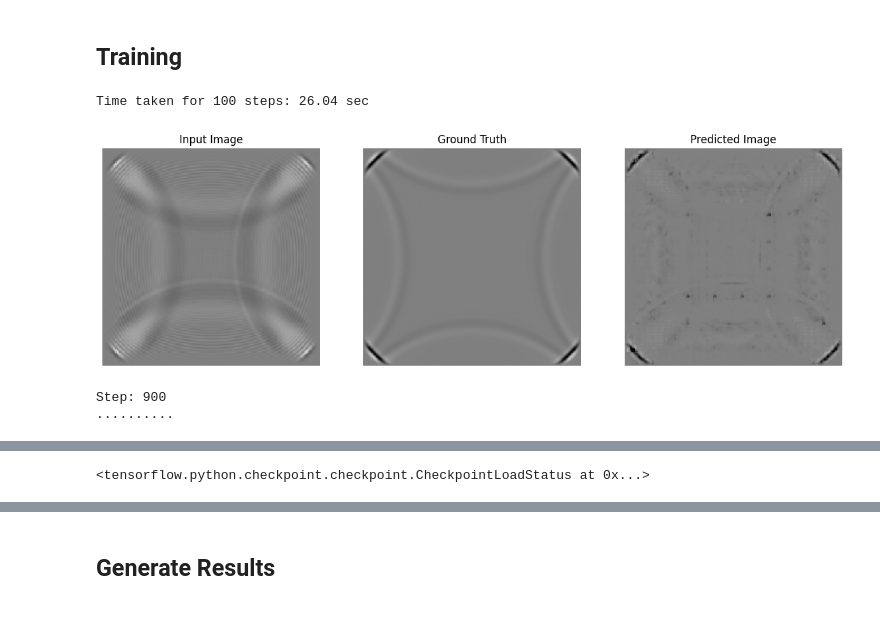
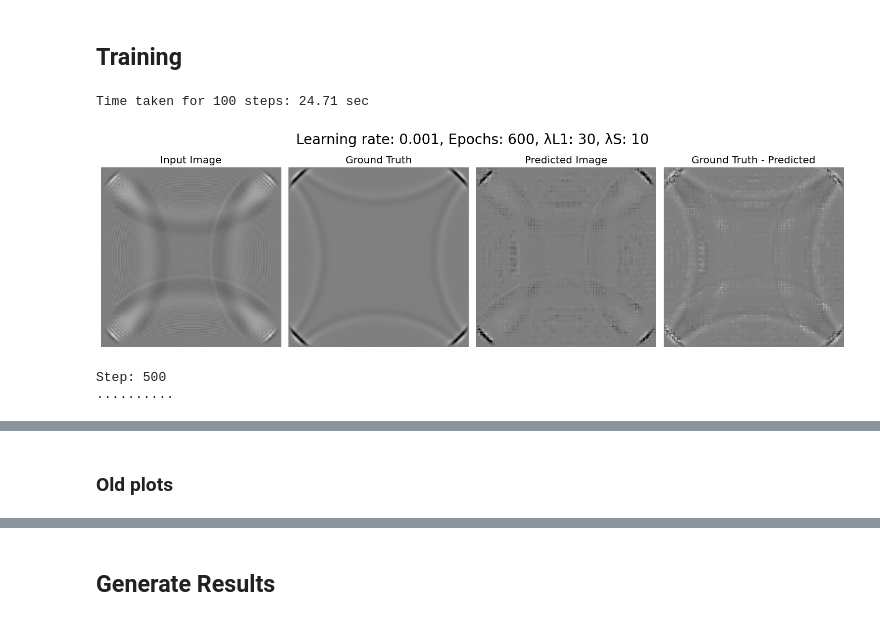
Before and after one commit to antoniomedeiros1/acwv-postprocessing, a Jupyter notebook: notebooks/main.ipynb, the cells around one changed output, grey strips where cells are left out. Cells and saved outputs as stored; diff of their text form; code cells hidden in the pictures.

```diff
--- a/notebooks/main.ipynb
+++ b/notebooks/main.ipynb
@@ -246,24 +248,11 @@ LAMBDA_S = 8
 # %%
 loss_object = tf.keras.losses.BinaryCrossentropy(from_logits=True)
 # %%
-# def generator_loss(disc_generated_output, gen_output, target):
-#   gan_loss = loss_object(tf.ones_like(disc_generated_output), disc_generated_output)
-
-#   # Mean absolute error
-#   l1_loss = tf.reduce_mean(tf.abs(target - gen_output))
-
-#   total_gen_loss = gan_loss + (LAMBDA * l1_loss)
-
-#   return total_gen_loss, gan_loss, l1_loss
-
 def sobel_operator(image_tensor):
     """Applies the Sobel operator to an image tensor."""
-    sobel_x = tf.constant([[-1., 0., 1.], [-2., 0., 2.], [-1., 0., 1.]], dtype=tf.float32)/10.0
-    sobel_y = tf.constant([[1., 2., 1.], [0., 0., 0.], [-1., -2., -1.]], dtype=tf.float32)/10.0
-    # sobel_y = tf.constant([[-1., -2., -1.], [0., 0., 0.], [1., 2., 1.]], dtype=tf.float32)
 
-    # sobel_x = tf.constant([[-1, 0, 1], [-2, 0, 2], [-1, 0, 1]], dtype=tf.float32)/8.0
-    # sobel_y = tf.constant([[-1,-2,-1], [0, 0, 0], [1, 2, 1]], dtype=tf.float32)/8.0
+    sobel_x = tf.constant([[-1, 0, 1], [-2, 0, 2], [-1, 0, 1]], dtype=tf.float32)
+    sobel_y = tf.constant([[-1,-2,-1], [0, 0, 0], [1, 2, 1]], dtype=tf.float32)
 
     # Reshape kernels for conv2d
     sobel_x = tf.reshape(sobel_x, [3, 3, 1, 1])
@@ -274,7 +263,7 @@ def sobel_operator(image_tensor):
     grad_y = tf.nn.conv2d(image_tensor, sobel_y, strides=[1, 1, 1, 1], padding='SAME')
 
     # Calculate gradient magnitude
-    gradient_magnitude = tf.sqrt(tf.square(grad_x) + tf.square(grad_y))
+    gradient_magnitude = tf.sqrt(tf.square(grad_x) + tf.square(grad_y)) + 1e-5
 
     return gradient_magnitude
 
@@ -293,7 +282,7 @@ def generator_loss(disc_generated_output, gen_output, target):
 
   total_gen_loss = gan_loss + (LAMBDA_L1 * l1_loss) + (LAMBDA_S * sobel_l1_loss)
 
-  return total_gen_loss, gan_loss, l1_loss
+  return total_gen_loss, gan_loss, l1_loss, sobel_l1_loss
 # %%
 def Discriminator():
   initializer = tf.random_normal_initializer(0., 0.02)
@@ -344,8 +333,8 @@ def discriminator_loss(disc_real_output, disc_generated_output):
 
   return total_disc_loss
 # %%
-generator_optimizer = tf.keras.optimizers.Adam(learning_rate=0.001, beta_1=0.5)
-discriminator_optimizer = tf.keras.optimizers.Adam(learning_rate=0.001, beta_1=0.5)
+generator_optimizer = tf.keras.optimizers.Adam(learning_rate=LEARNING_RATE, beta_1=0.5)
+discriminator_optimizer = tf.keras.optimizers.Adam(learning_rate=LEARNING_RATE, beta_1=0.5)
 # %%
 checkpoint_dir = '../training_checkpoints'
 checkpoint_prefix = os.path.join(checkpoint_dir, "ckpt")
@@ -356,17 +345,24 @@ checkpoint = tf.train.Checkpoint(generator_optimizer=generator_optimizer,
 # %%
 def generate_images(model, test_input, tar):
   prediction = model(test_input, training=True)
+
   plt.figure(figsize=(15, 15))
 
-  display_list = [test_input[0], tar[0], prediction[0]]
-  title = ['Input Image', 'Ground Truth', 'Predicted Image']
+#   diff = tar[0] - test_input[0]
+  diff = tar[0] - prediction[0]
 
-  for i in range(3):
-    plt.subplot(1, 3, i+1)
+  display_list = [test_input[0], tar[0], prediction[0], diff]
+  title = ['Input Image', 'Ground Truth', 'Predicted Image', 'Ground Truth - Predicted']
+
+  for i in range(4):
+    plt.subplot(1, 4, i+1)
     plt.title(title[i])
     # Getting the pixel values in the [0, 1] range to plot.
     plt.imshow(display_list[i], vmin=-.5, vmax=.5, cmap='grey')
     plt.axis('off')
+
+  plt.suptitle(f"Learning rate: {LEARNING_RATE}, Epochs: {EPOCHS}, λL1: {LAMBDA_L1}, λS: {LAMBDA_S}", fontsize=20, y=0.65)
+  plt.tight_layout()
   plt.show()
 # %% [markdown]
 ## Training
@@ -384,7 +380,7 @@ def train_step(input_image, target, step):
     disc_real_output = discriminator([input_image, target], training=True)
     disc_generated_output = discriminator([input_image, gen_output], training=True)
 
-    gen_total_loss, gen_gan_loss, gen_l1_loss = generator_loss(disc_generated_output, gen_output, target)
+    gen_total_loss, gen_gan_loss, gen_l1_loss, sobel_l1_loss = generator_loss(disc_generated_output, gen_output, target)
     disc_loss = discriminator_loss(disc_real_output, disc_generated_output)
 
   generator_gradients = gen_tape.gradient(gen_total_loss,
@@ -401,6 +397,7 @@ def train_step(input_image, target, step):
     tf.summary.scalar('gen_total_loss', gen_total_loss, step=step)
     tf.summary.scalar('gen_gan_loss', gen_gan_loss, step=step)
     tf.summary.scalar('gen_l1_loss', gen_l1_loss, step=step)
+    tf.summary.scalar('sobel_l1_loss', sobel_l1_loss, step=step)
     tf.summary.scalar('disc_loss', disc_loss, step=step)
 # %%
 def fit(train_ds, test_ds, steps):
@@ -431,9 +428,9 @@ def fit(train_ds, test_ds, steps):
 # %%
 example_input, example_target = next(iter(test_dataset.take(1)))
 # %%
-fit(train_dataset, test_dataset, steps=1000)
+fit(train_dataset, test_dataset, steps=EPOCHS)
 # %% [output]
-Time taken for 100 steps: 26.04 sec
+Time taken for 100 steps: 24.71 sec
-[figure, old version]
+[figure, new version]
-Step: 900
+Step: 500
 ..........
@@ -448,5 +445,5 @@ checkpoint = tf.train.Checkpoint(generator_optimizer=generator_optimizer,
 # %%
-checkpoint.restore(tf.train.latest_checkpoint(checkpoint_dir))
+# checkpoint.restore(tf.train.latest_checkpoint(checkpoint_dir))
-# %% [output]
-<tensorflow.python.checkpoint.checkpoint.CheckpointLoadStatus at 0x...>
+# %% [markdown]
+### Old plots
 # %%
```
Also changed, not shown: parts of 16 cells of this notebook, 1 other file.
